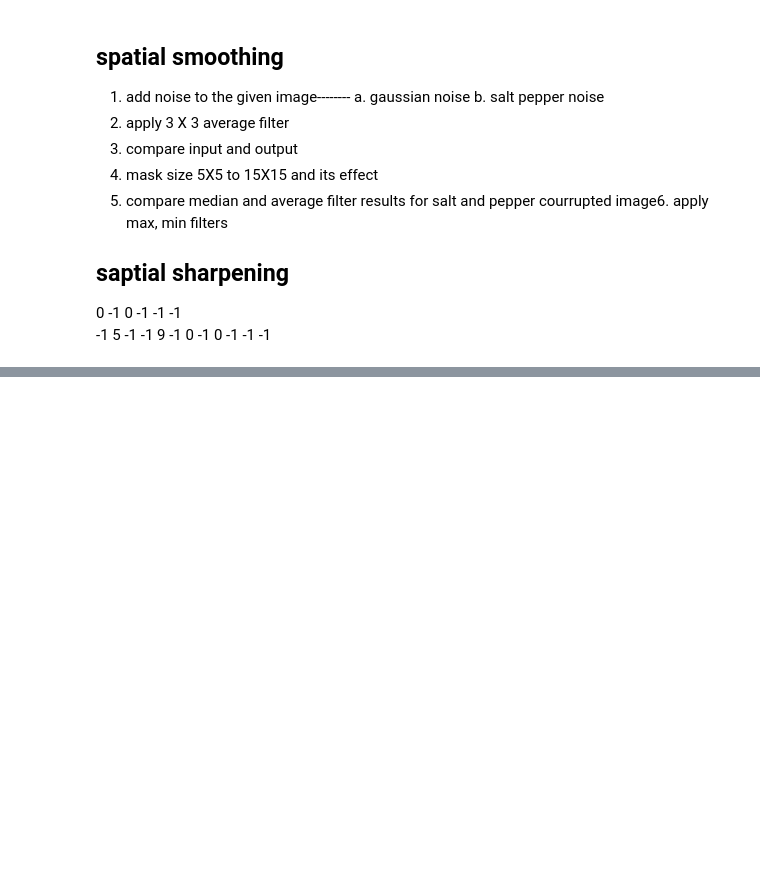
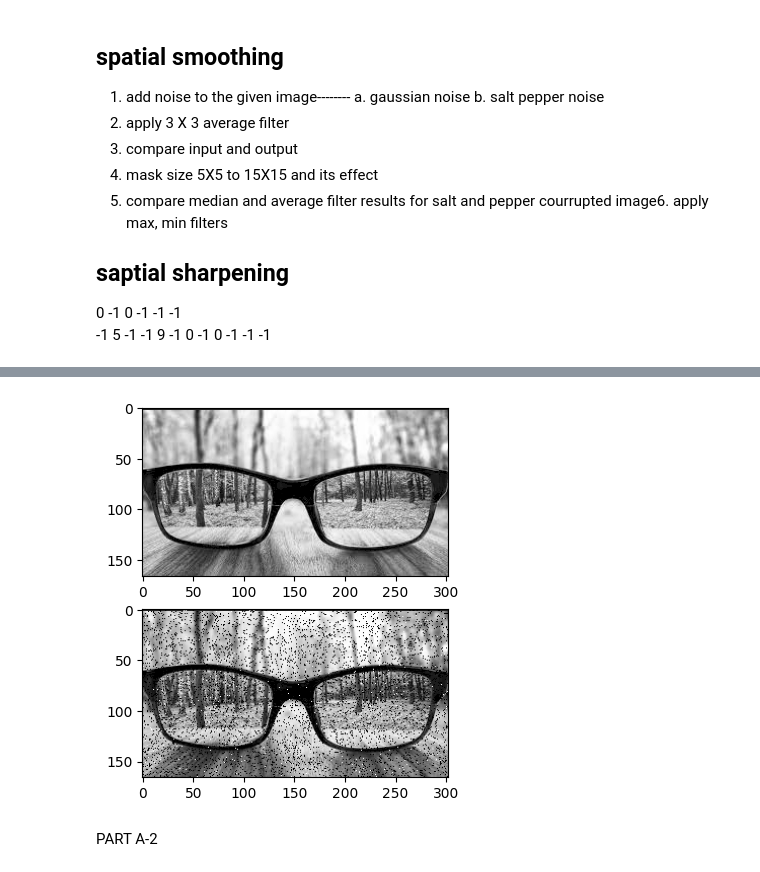
Before and after one commit to shruti-sharma12/IPPR-LAB, a Jupyter notebook: ippr(lab3).ipynb, the cells around one changed output, grey strips where cells are left out. Saved outputs shown, nothing was run; the diff lists cells and outputs as text; code cells hidden in the pictures; blank space fills up the shorter version.

```diff
--- a/ippr(lab3).ipynb
+++ b/ippr(lab3).ipynb
@@ -52,0 +66,46 @@ TypeError: Image data of dtype object cannot be converted to float
+# %%
+import random
+def add_s_and_p_noise(img):
+    row , col = img.shape
+    y=img.copy()
+
+    # Randomly pick some pixels in the
+    # image for coloring them white
+    # Pick a random number between 300 and 10000
+    number_of_pixels = random.randint(300, 10000)
+    for i in range(number_of_pixels):
+
+        # Pick a random y coordinate
+        y_coord=random.randint(0, row - 1)
+
+        # Pick a random x coordinate
+        x_coord=random.randint(0, col - 1)
+
+        # Color that pixel to white
+        y[y_coord][x_coord] = 255
+
+    # Randomly pick some pixels in
+    # the image for coloring them black
+    # Pick a random number between 300 and 10000
+    number_of_pixels = random.randint(300 , 10000)
+    for i in range(number_of_pixels):
+
+        # Pick a random y coordinate
+        y_coord=random.randint(0, row - 1)
+
+        # Pick a random x coordinate
+        x_coord=random.randint(0, col - 1)
+
+        # Color that pixel to black
+        y[y_coord][x_coord] = 0
+
+    return y
+# %%
+salt_pepper = add_s_and_p_noise(gray_image);
+# %%
+plt.subplot(2,1,1);plt.imshow(gray_image,cmap='gray');
+plt.subplot(2,1,2);plt.imshow(salt_pepper,cmap='gray');
+# %% [output]
+[figure, added]
+# %% [markdown]
+PART A-2
```
Also changed, not shown: parts of 18 cells of this notebook.
